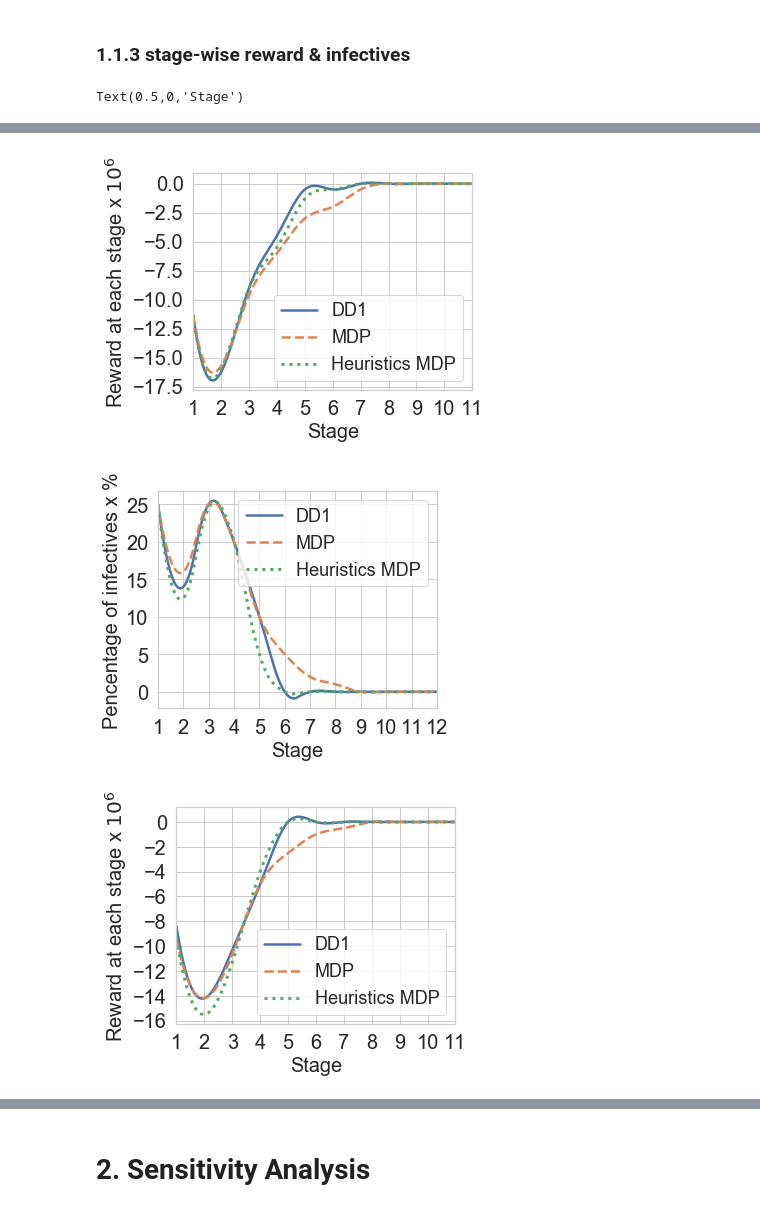
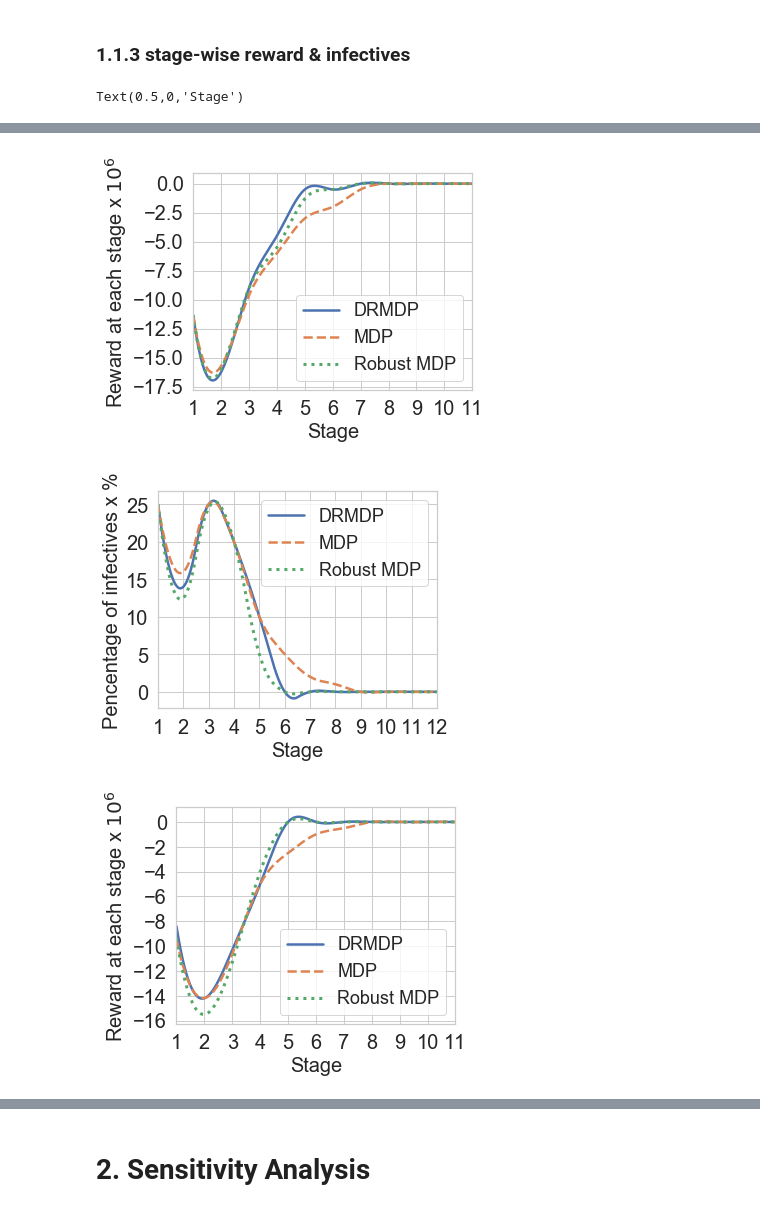
Before and after one commit to kadysongbb/drmdp, a Jupyter notebook: 20210629_plot.ipynb, the cells around one changed output, grey strips where cells are left out. Saved outputs shown, nothing was run; the diff lists cells and outputs as text; code cells hidden in the pictures.

```diff
--- a/20210629_plot.ipynb
+++ b/20210629_plot.ipynb
@@ -93,9 +93,9 @@ f_mdp60 = interp1d(np.arange(1,13), pi_mdp_60, kind='quadratic')
 f_heuristics_mdp60 = interp1d(np.arange(1,13), pi_heuristics_mdp_60, kind='quadratic')
 xnew = np.linspace(1,12,num=1000)
 plt.figure(figsize=(5,4))
-plt.plot(xnew, f_dd160(xnew),'-',label = 'DD1',linewidth = 2.5, color = blue)
+plt.plot(xnew, f_dd160(xnew),'-',label = 'DRMDP',linewidth = 2.5, color = blue)
 plt.plot(xnew, f_mdp60(xnew), '--',label = 'MDP',linewidth = 2.5, color = orange)
-plt.plot(xnew, f_heuristics_mdp60(xnew), linestyle='dotted', label = 'Heuristics MDP',linewidth = 3, color = green)
+plt.plot(xnew, f_heuristics_mdp60(xnew), linestyle='dotted', label = 'Robust MDP',linewidth = 3, color = green)
 
 plt.legend(fontsize = 18, loc = 'upper right')
 plt.xticks(fontsize= 20)
@@ -113,9 +113,9 @@ g_mdp60 = interp1d(np.arange(1,12), r_mdp_60, kind='cubic')
 g_heuristics_mdp60 = interp1d(np.arange(1,12), r_heuristics_mdp_60, kind='cubic')
 xnew = np.linspace(1,11,num=1000)
 plt.figure(figsize=(5,4))
-plt.plot(xnew, g_dd160(xnew),'-',label = 'DD1',linewidth = 2.5, color = blue)
+plt.plot(xnew, g_dd160(xnew),'-',label = 'DRMDP',linewidth = 2.5, color = blue)
 plt.plot(xnew, g_mdp60(xnew), '--',label = 'MDP',linewidth = 2.5, color = orange)
-plt.plot(xnew, g_heuristics_mdp60(xnew), linestyle='dotted', label = 'Heuristics MDP',linewidth = 3, color = green)
+plt.plot(xnew, g_heuristics_mdp60(xnew), linestyle='dotted', label = 'Robust MDP',linewidth = 3, color = green)
 
 plt.legend(fontsize = 18, loc = 'lower right')
 plt.xticks(fontsize= 20)
@@ -134,9 +134,9 @@ f_mdp65 = interp1d(np.arange(1,13), pi_mdp_65, kind='quadratic')
 f_heuristics_mdp65 = interp1d(np.arange(1,13), pi_heuristics_mdp_65, kind='quadratic')
 xnew = np.linspace(1,12,num=1000)
 plt.figure(figsize=(5,4))
-plt.plot(xnew, f_dd165(xnew),'-',label = 'DD1',linewidth = 2.5, color = blue)
+plt.plot(xnew, f_dd165(xnew),'-',label = 'DRMDP',linewidth = 2.5, color = blue)
 plt.plot(xnew, f_mdp65(xnew), '--',label = 'MDP',linewidth = 2.5, color = orange)
-plt.plot(xnew, f_heuristics_mdp65(xnew), linestyle='dotted',label = 'Heuristics MDP',linewidth = 3, color = green)
+plt.plot(xnew, f_heuristics_mdp65(xnew), linestyle='dotted',label = 'Robust MDP',linewidth = 3, color = green)
 
 plt.legend(fontsize = 18, loc = 'upper right')
 plt.xticks(fontsize= 20)
@@ -154,9 +154,9 @@ g_mdp65 = interp1d(np.arange(1,12), r_mdp_65, kind='cubic')
 g_heuristics_mdp65 = interp1d(np.arange(1,12), r_heuristics_mdp_65, kind='cubic')
 xnew = np.linspace(1,11,num=1000)
 plt.figure(figsize=(5,4))
-plt.plot(xnew, g_dd165(xnew),'-',label = 'DD1',linewidth = 2.5, color = blue)
+plt.plot(xnew, g_dd165(xnew),'-',label = 'DRMDP',linewidth = 2.5, color = blue)
 plt.plot(xnew, g_mdp65(xnew), '--',label = 'MDP',linewidth = 2.5, color = orange)
-plt.plot(xnew, g_heuristics_mdp65(xnew), linestyle='dotted', label = 'Heuristics MDP',linewidth = 3, color = green)
+plt.plot(xnew, g_heuristics_mdp65(xnew), linestyle='dotted', label = 'Robust MDP',linewidth = 3, color = green)
 
 plt.legend(fontsize = 18, loc = 'lower right')
 plt.xticks(fontsize= 20)
@@ -175,9 +175,9 @@ f_mdp70 = interp1d(np.arange(1,13), pi_mdp_70, kind='quadratic')
 f_heuristics_mdp70 = interp1d(np.arange(1,13), pi_heuristics_mdp_70, kind='quadratic')
 xnew = np.linspace(1,12,num=1000)
 plt.figure(figsize=(5,4))
-plt.plot(xnew, f_dd170(xnew),'-',label = 'DD1',linewidth = 2.5, color = blue)
+plt.plot(xnew, f_dd170(xnew),'-',label = 'DRMDP',linewidth = 2.5, color = blue)
 plt.plot(xnew, f_mdp70(xnew), '--',label = 'MDP',linewidth = 2.5, color = orange)
-plt.plot(xnew, f_heuristics_mdp70(xnew), linestyle='dotted', label = 'Heuristics MDP', linewidth = 3, color = green)
+plt.plot(xnew, f_heuristics_mdp70(xnew), linestyle='dotted', label = 'Robust MDP', linewidth = 3, color = green)
 
 
 plt.legend(fontsize = 18, loc = 'upper right')
@@ -196,9 +196,9 @@ g_mdp70 = interp1d(np.arange(1,12), r_mdp_70, kind='cubic')
 g_heuristics_mdp70 = interp1d(np.arange(1,12), r_heuristics_mdp_70, kind='cubic')
 xnew = np.linspace(1,11,num=1000)
 plt.figure(figsize=(5,4))
-plt.plot(xnew, g_dd170(xnew),'-',label = 'DD1',linewidth = 2.5, color = blue)
+plt.plot(xnew, g_dd170(xnew),'-',label = 'DRMDP',linewidth = 2.5, color = blue)
 plt.plot(xnew, g_mdp70(xnew), '--',label = 'MDP',linewidth = 2.5, color = orange)
-plt.plot(xnew, g_heuristics_mdp70(xnew), linestyle='dotted', label = 'Heuristics MDP',linewidth = 3, color = green)
+plt.plot(xnew, g_heuristics_mdp70(xnew), linestyle='dotted', label = 'Robust MDP',linewidth = 3, color = green)
 
 plt.legend(fontsize = 18, loc = 'lower right')
 plt.xticks(fontsize= 20)
@@ -217,9 +217,9 @@ f_mdp75 = interp1d(np.arange(1,13), pi_mdp_75, kind='quadratic')
 f_heuristics_mdp75 = interp1d(np.arange(1,13), pi_heuristics_mdp_75, kind='quadratic')
 xnew = np.linspace(1,12,num=1000)
 plt.figure(figsize=(5,4))
-plt.plot(xnew, f_dd175(xnew),'-',label = 'DD1',linewidth = 2.5, color = blue)
+plt.plot(xnew, f_dd175(xnew),'-',label = 'DRMDP',linewidth = 2.5, color = blue)
 plt.plot(xnew, f_mdp75(xnew), '--',label = 'MDP',linewidth = 2.5, color = orange)
-plt.plot(xnew, f_heuristics_mdp75(xnew), linestyle='dotted', label = 'Heuristics', linewidth = 3, color = green)
+plt.plot(xnew, f_heuristics_mdp75(xnew), linestyle='dotted', label = 'Robust MDP', linewidth = 3, color = green)
 
 plt.legend(fontsize = 18, loc = 'upper right')
 plt.xticks(fontsize= 20)
@@ -237,9 +237,9 @@ g_mdp75 = interp1d(np.arange(1,12), r_mdp_75, kind='cubic')
 g_heuristics_mdp75 = interp1d(np.arange(1,12), r_heuristics_mdp_75, kind='cubic')
 xnew = np.linspace(1,11,num=1000)
 plt.figure(figsize=(5,4))
-plt.plot(xnew, g_dd175(xnew),'-',label = 'DD1',linewidth = 2.5, color = blue)
+plt.plot(xnew, g_dd175(xnew),'-',label = 'DRMDP',linewidth = 2.5, color = blue)
 plt.plot(xnew, g_mdp75(xnew), '--',label = 'MDP',linewidth = 2.5, color = orange)
-plt.plot(xnew, g_heuristics_mdp75(xnew), linestyle='dotted', label = 'Heuristics',linewidth = 3, color = green)
+plt.plot(xnew, g_heuristics_mdp75(xnew), linestyle='dotted', label = 'Robust MDP',linewidth = 3, color = green)
 
 plt.legend(fontsize = 18, loc = 'lower right')
 plt.xticks(fontsize= 20)
@@ -254,3 +254,3 @@ Text(0.5,0,'Stage')
-[figure, old version]
+[figure, new version]
-[figure, old version]
+[figure, new version]
-[figure, old version]
+[figure, new version]
```
Also changed, not shown: parts of 4 cells of this notebook.
